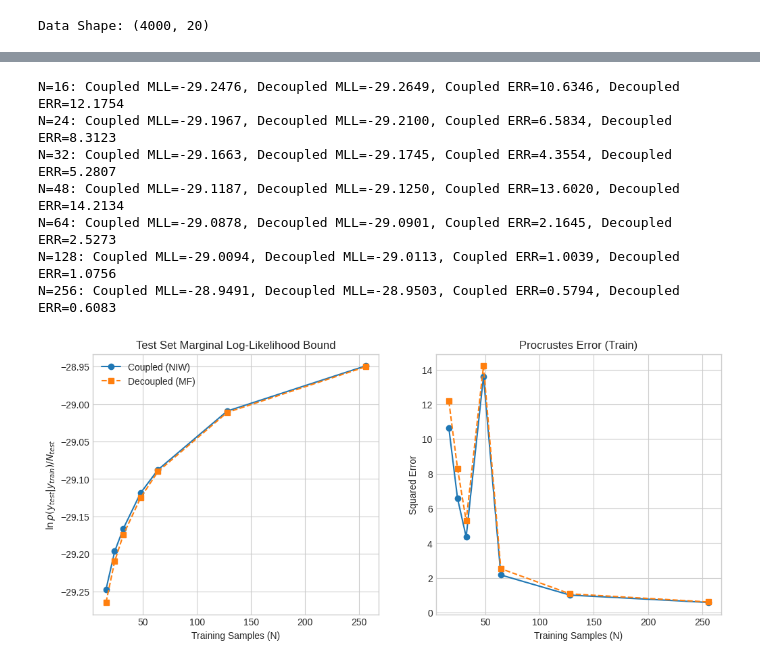
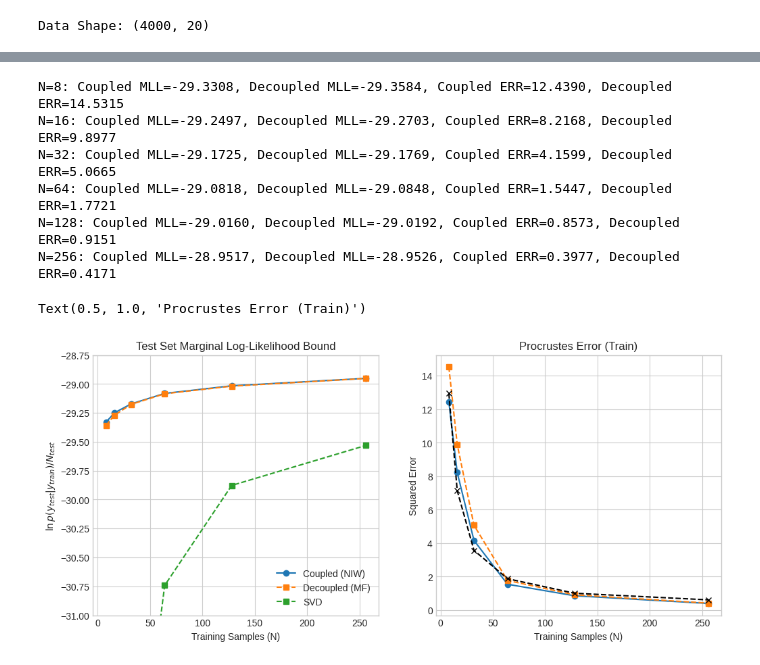
Before and after one commit to dimarkov/notes, a Jupyter notebook: bayesian_factor_analysis_comparison.ipynb, the cells around one changed output, grey strips where cells are left out. Drawn from its saved outputs; the diff is of its cells as text; code cells hidden in the pictures.

```diff
--- a/bayesian_factor_analysis_comparison.ipynb
+++ b/bayesian_factor_analysis_comparison.ipynb
@@ -180,7 +191,7 @@ class CoupledFA:
             quad = self.wd_mu[d] @ self.wd_Lambda[d] @ self.wd_mu[d]
             self.sig_b[d] = self.b0 + 0.5 * (sum_x2 - quad)
 
-    def fit(self, X, max_iter=100, tol=1e-4, initialize=True):
+    def fit(self, X, max_iter=100, tol=1e-3, initialize=True):
         if initialize:
             self.wd_mu, sig_sqr = initialize_params(X, rank=self.K)
             self.sig_a = np.ones(self.D) * (self.a0 + len(X) / 2)
@@ -276,30 +287,27 @@ class DecoupledFA:
 
         return log_Z_sum - self.kl_div()
 
-    def m_step(self, X):
-        N = X.shape[0]
+    def m_step(self, N, sum_xxt, sum_z_zt, sum_xz):
         E_inv_sig = self.sig_a / self.sig_b
-        sum_z_zt = self.Zn_m.T @ self.Zn_m + N * self.S
 
-        I = np.eye(K)
+        I = np.eye(self.K)
 
         for d in range(self.D):
             Sig_inv = I + self.Sigma0  @ (E_inv_sig[d] * sum_z_zt)
             self.wd_Sigma[d] = linalg.solve(Sig_inv, self.Sigma0)
 
-            sum_xz = self.Zn_m.T @ X[:, d]
-            self.wd_mu[d] = self.wd_Sigma[d] @ (E_inv_sig[d] * sum_xz)
+            self.wd_mu[d] = self.wd_Sigma[d] @ (E_inv_sig[d] * sum_xz[..., d])
 
             self.sig_a[d] = self.a0 + N / 2.0
 
-            term1 = np.sum(X[:, d]**2)
-            term2 = -2 * X[:, d] @ self.Zn_m @ self.wd_mu[d]
+            term1 = sum_xxt[d]
+            term2 = -2 * np.inner(sum_xz[..., d], self.wd_mu[d])
             E_ww = self.wd_Sigma[d] + np.outer(self.wd_mu[d], self.wd_mu[d])
             term3 = np.trace(E_ww @ sum_z_zt)
 
             self.sig_b[d] = self.b0 + 0.5 * (term1 + term2 + term3)
 
-    def fit(self, X, max_iter=100, m_step_iters=16, tol=1e-4, initialize=True):
+    def fit(self, X, max_iter=100, m_step_iters=4, tol=1e-3, initialize=True):
         if initialize:
             self.wd_mu, sig_sqr = initialize_params(X, rank=self.K)
             self.sig_a = np.ones(self.D) * (self.a0 + len(X) / 2)
@@ -310,8 +318,11 @@ class DecoupledFA:
             elbo = self.update_Z(X)
             self.elbo_history.append(elbo)
 
+            sum_z_zt = self.Zn_m.T @ self.Zn_m + len(X) * self.S
+            sum_xz = self.Zn_m.T @ X
+            sum_xxt = np.sum(np.square(X), axis=0)
             for _ in range(m_step_iters):
-                self.m_step(X)
+                self.m_step(len(X), sum_xxt, sum_z_zt, sum_xz)
 
             if i > 0 and abs(elbo - self.elbo_history[-2]) < tol:
                 break
@@ -321,6 +478,6 @@ class DecoupledFA:
 # %%
-data_sizes = [16, 24, 32, 48, 64, 128, 256]
-n_runs = 50
+data_sizes = [8, 16, 32, 64, 128, 256]
+n_runs = 10
 D, K = W_true.shape
 N_test = 500
 X_te = X_centered[- N_test:]
@@ -350,11 +507,11 @@ for N in data_sizes:
 
         # --- Coupled ---
         c_bfa = CoupledFA(K, D)
-        c_bfa.fit(X_tr, max_iter=200, initialize=True)
+        c_bfa.fit(X_tr, max_iter=200, initialize=False)
         elbo_tr = c_bfa.elbo_history[-1]
 
         # Evaluate error on Train
-        err_c.append(procrustes.rotational(c_bfa.wd_mu, W_true).error)
+        err_c.append(procrustes.orthogonal(c_bfa.wd_mu, W_true).error)
 
         # Refit to Test
         c_bfa.fit(X_all, initialize=False)
@@ -362,8 +519,8 @@ for N in data_sizes:
 
         # --- Decoupled ---
         d_bfa = DecoupledFA(K, D)
-        d_bfa.fit(X_tr, max_iter=200, initialize=True)
-        err_d.append(procrustes.rotational(d_bfa.wd_mu, W_true).error)
+        d_bfa.fit(X_tr, max_iter=200, initialize=False)
+        err_d.append(procrustes.orthogonal(d_bfa.wd_mu, W_true).error)
         elbo_tr = d_bfa.elbo_history[-1]
 
         # Refit to Test
@@ -378,31 +535,32 @@ for N in data_sizes:
 
     print(f"N={N}: Coupled MLL={results_coupled[-1]:.4f}, Decoupled MLL={results_decoupled[-1]:.4f}, Coupled ERR={err_coupled[-1]:.4f}, Decoupled ERR={err_decoupled[-1]:.4f}")
 # %% [output]
-N=16: Coupled MLL=-29.2476, Decoupled MLL=-29.2649, Coupled ERR=10.6346, Decoupled ERR=12.1754
-N=24: Coupled MLL=-29.1967, Decoupled MLL=-29.2100, Coupled ERR=6.5834, Decoupled ERR=8.3123
-N=32: Coupled MLL=-29.1663, Decoupled MLL=-29.1745, Coupled ERR=4.3554, Decoupled ERR=5.2807
-N=48: Coupled MLL=-29.1187, Decoupled MLL=-29.1250, Coupled ERR=13.6020, Decoupled ERR=14.2134
-N=64: Coupled MLL=-29.0878, Decoupled MLL=-29.0901, Coupled ERR=2.1645, Decoupled ERR=2.5273
-N=128: Coupled MLL=-29.0094, Decoupled MLL=-29.0113, Coupled ERR=1.0039, Decoupled ERR=1.0756
-N=256: Coupled MLL=-28.9491, Decoupled MLL=-28.9503, Coupled ERR=0.5794, Decoupled ERR=0.6083
+N=8: Coupled MLL=-29.3308, Decoupled MLL=-29.3584, Coupled ERR=12.4390, Decoupled ERR=14.5315
+N=16: Coupled MLL=-29.2497, Decoupled MLL=-29.2703, Coupled ERR=8.2168, Decoupled ERR=9.8977
+N=32: Coupled MLL=-29.1725, Decoupled MLL=-29.1769, Coupled ERR=4.1599, Decoupled ERR=5.0665
+N=64: Coupled MLL=-29.0818, Decoupled MLL=-29.0848, Coupled ERR=1.5447, Decoupled ERR=1.7721
+N=128: Coupled MLL=-29.0160, Decoupled MLL=-29.0192, Coupled ERR=0.8573, Decoupled ERR=0.9151
+N=256: Coupled MLL=-28.9517, Decoupled MLL=-28.9526, Coupled ERR=0.3977, Decoupled ERR=0.4171
 # %%
 plt.figure(figsize=(12, 5))
 
 plt.subplot(1, 2, 1)
 plt.plot(data_sizes, results_coupled, 'o-', label='Coupled (NIW)')
 plt.plot(data_sizes, results_decoupled, 's--', label='Decoupled (MF)')
+plt.plot(data_sizes, results_svd, 's--', label='SVD')
+plt.ylim([-31, -28.75])
 plt.xlabel('Training Samples (N)')
 plt.ylabel(r'$\ln p(y_{test}|y_{train}) / N_{test}$')
 plt.title('Test Set Marginal Log-Likelihood Bound')
 plt.legend()
 
 plt.subplot(1, 2, 2)
 plt.plot(data_sizes, err_coupled, 'o-')
 plt.plot(data_sizes, err_decoupled, 's--')
+plt.plot(data_sizes, err_svd, 'x--', color='k')
 plt.xlabel('Training Samples (N)')
 plt.ylabel('Squared Error')
 plt.title('Procrustes Error (Train)')
-
-plt.show()
 # %% [output]
+Text(0.5, 1.0, 'Procrustes Error (Train)')
-[figure, old version]
+[figure, new version]
```
Also changed, not shown: parts of 13 cells of this notebook.
